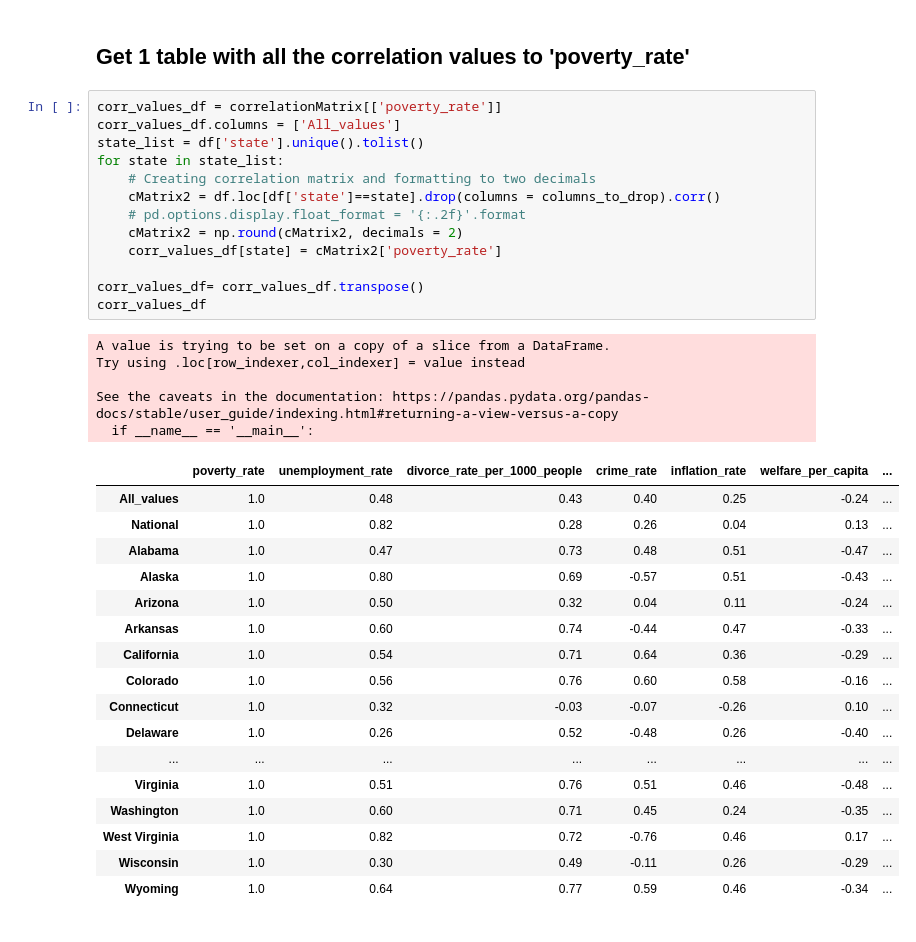
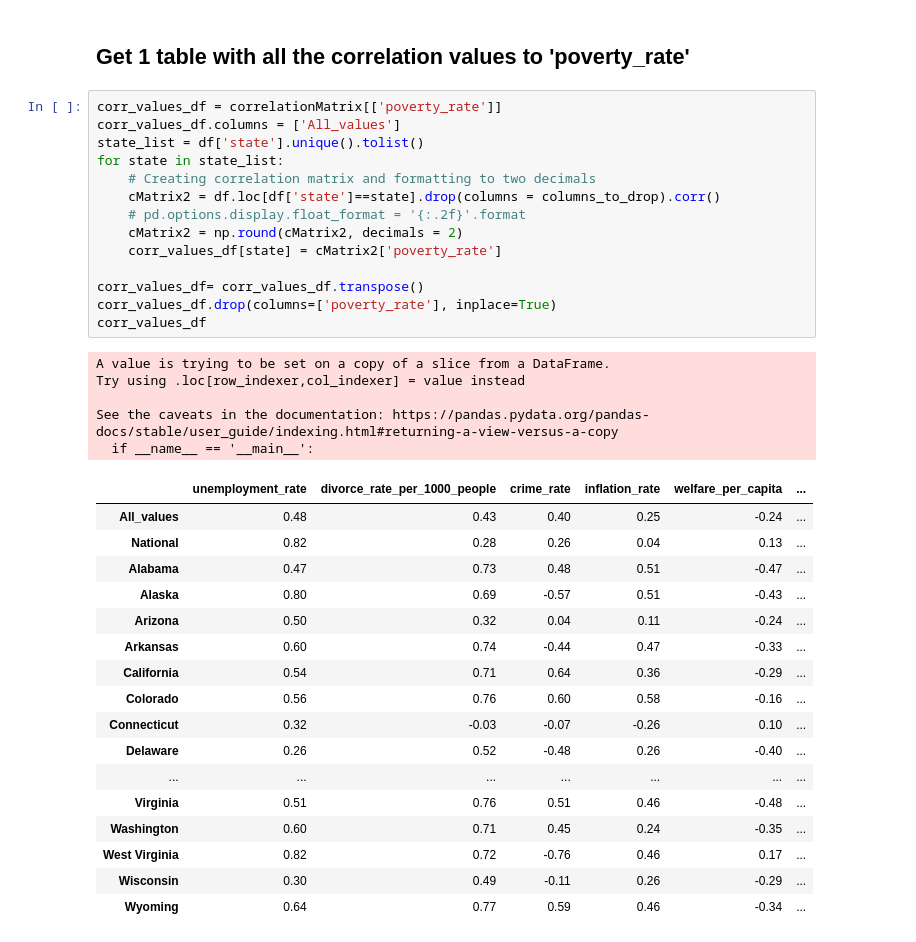
Before and after one commit to taytaka/Poverty_and_Minimum_Wage, a Jupyter notebook: Data_Preprocessing/Exploratory_Analysis/Economic_features_correlation_matrix.ipynb, the cells around one changed output. Drawn from its saved outputs; the diff is of its cells as text.

```diff
--- a/Data_Preprocessing/Exploratory_Analysis/Economic_features_correlation_matrix.ipynb
+++ b/Data_Preprocessing/Exploratory_Analysis/Economic_features_correlation_matrix.ipynb
@@ -100,39 +100,40 @@ for index, state in enumerate(state_list):
 # %%
 corr_values_df = correlationMatrix[['poverty_rate']]
 corr_values_df.columns = ['All_values']
 state_list = df['state'].unique().tolist()
 for state in state_list:
     # Creating correlation matrix and formatting to two decimals
     cMatrix2 = df.loc[df['state']==state].drop(columns = columns_to_drop).corr()
     # pd.options.display.float_format = '{:.2f}'.format
     cMatrix2 = np.round(cMatrix2, decimals = 2)
     corr_values_df[state] = cMatrix2['poverty_rate']
 
 corr_values_df= corr_values_df.transpose()
+corr_values_df.drop(columns=['poverty_rate'], inplace=True)
 corr_values_df
 # %% [output]
 A value is trying to be set on a copy of a slice from a DataFrame.
 Try using .loc[row_indexer,col_indexer] = value instead
 
 See the caveats in the documentation: https://pandas.pydata.org/pandas-docs/stable/user_guide/indexing.html#returning-a-view-versus-a-copy
   if __name__ == '__main__':
-|  | poverty_rate | unemployment_rate | divorce_rate_per_1000_people | crime_rate | inflation_rate | welfare_per_capita | ... |
-| All_values | 1.0 | 0.48 | 0.43 | 0.40 | 0.25 | -0.24 | ... |
-| National | 1.0 | 0.82 | 0.28 | 0.26 | 0.04 | 0.13 | ... |
-| Alabama | 1.0 | 0.47 | 0.73 | 0.48 | 0.51 | -0.47 | ... |
-| Alaska | 1.0 | 0.80 | 0.69 | -0.57 | 0.51 | -0.43 | ... |
-| Arizona | 1.0 | 0.50 | 0.32 | 0.04 | 0.11 | -0.24 | ... |
-| Arkansas | 1.0 | 0.60 | 0.74 | -0.44 | 0.47 | -0.33 | ... |
-| California | 1.0 | 0.54 | 0.71 | 0.64 | 0.36 | -0.29 | ... |
-| Colorado | 1.0 | 0.56 | 0.76 | 0.60 | 0.58 | -0.16 | ... |
-| Connecticut | 1.0 | 0.32 | -0.03 | -0.07 | -0.26 | 0.10 | ... |
-| Delaware | 1.0 | 0.26 | 0.52 | -0.48 | 0.26 | -0.40 | ... |
-| ... | ... | ... | ... | ... | ... | ... | ... |
-| Virginia | 1.0 | 0.51 | 0.76 | 0.51 | 0.46 | -0.48 | ... |
-| Washington | 1.0 | 0.60 | 0.71 | 0.45 | 0.24 | -0.35 | ... |
-| West Virginia | 1.0 | 0.82 | 0.72 | -0.76 | 0.46 | 0.17 | ... |
-| Wisconsin | 1.0 | 0.30 | 0.49 | -0.11 | 0.26 | -0.29 | ... |
-| Wyoming | 1.0 | 0.64 | 0.77 | 0.59 | 0.46 | -0.34 | ... |
+|  | unemployment_rate | divorce_rate_per_1000_people | crime_rate | inflation_rate | welfare_per_capita | ... |
+| All_values | 0.48 | 0.43 | 0.40 | 0.25 | -0.24 | ... |
+| National | 0.82 | 0.28 | 0.26 | 0.04 | 0.13 | ... |
+| Alabama | 0.47 | 0.73 | 0.48 | 0.51 | -0.47 | ... |
+| Alaska | 0.80 | 0.69 | -0.57 | 0.51 | -0.43 | ... |
+| Arizona | 0.50 | 0.32 | 0.04 | 0.11 | -0.24 | ... |
+| Arkansas | 0.60 | 0.74 | -0.44 | 0.47 | -0.33 | ... |
+| California | 0.54 | 0.71 | 0.64 | 0.36 | -0.29 | ... |
+| Colorado | 0.56 | 0.76 | 0.60 | 0.58 | -0.16 | ... |
+| Connecticut | 0.32 | -0.03 | -0.07 | -0.26 | 0.10 | ... |
+| Delaware | 0.26 | 0.52 | -0.48 | 0.26 | -0.40 | ... |
+| ... | ... | ... | ... | ... | ... | ... |
+| Virginia | 0.51 | 0.76 | 0.51 | 0.46 | -0.48 | ... |
+| Washington | 0.60 | 0.71 | 0.45 | 0.24 | -0.35 | ... |
+| West Virginia | 0.82 | 0.72 | -0.76 | 0.46 | 0.17 | ... |
+| Wisconsin | 0.30 | 0.49 | -0.11 | 0.26 | -0.29 | ... |
+| Wyoming | 0.64 | 0.77 | 0.59 | 0.46 | -0.34 | ... |
 # %%
 grid_kws = {"height_ratios": (.05, .95), "hspace": .05}
 
```
Also changed, not shown: parts of 1 cell of this notebook.
